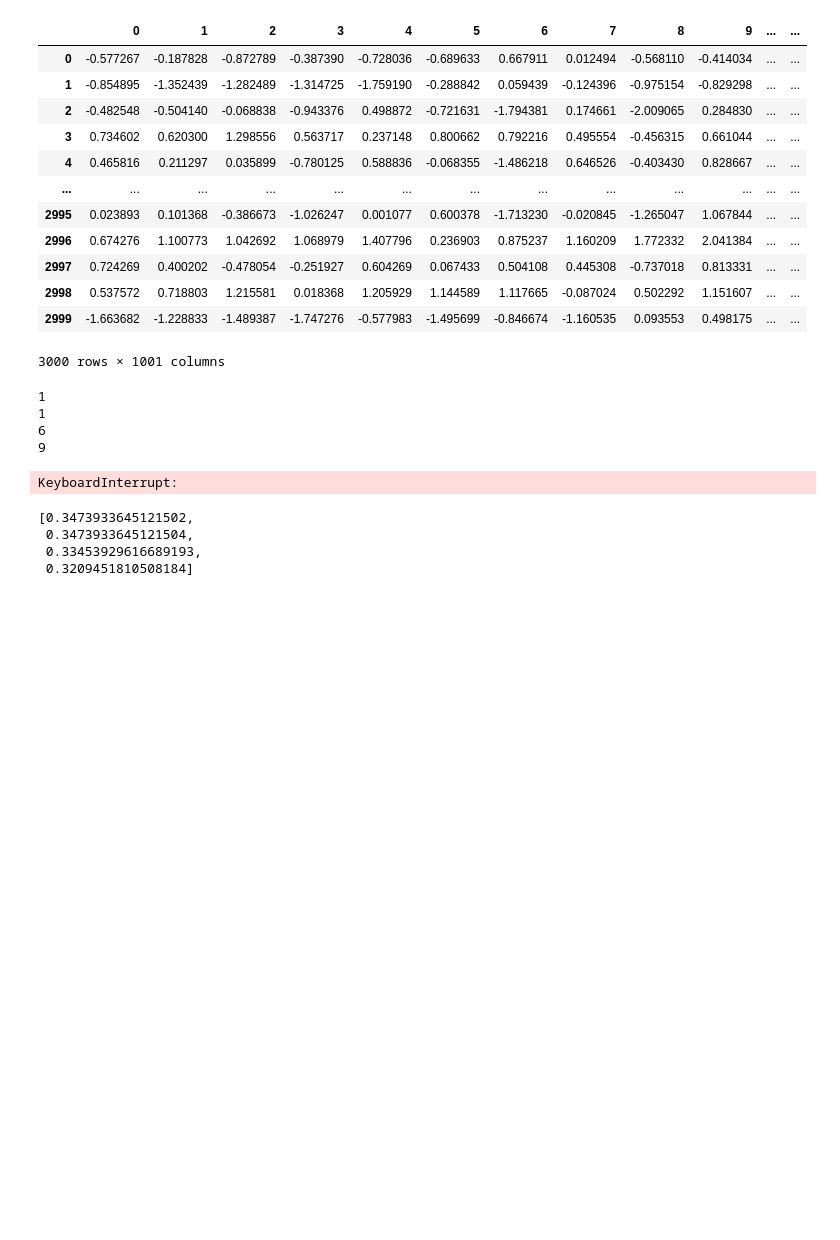
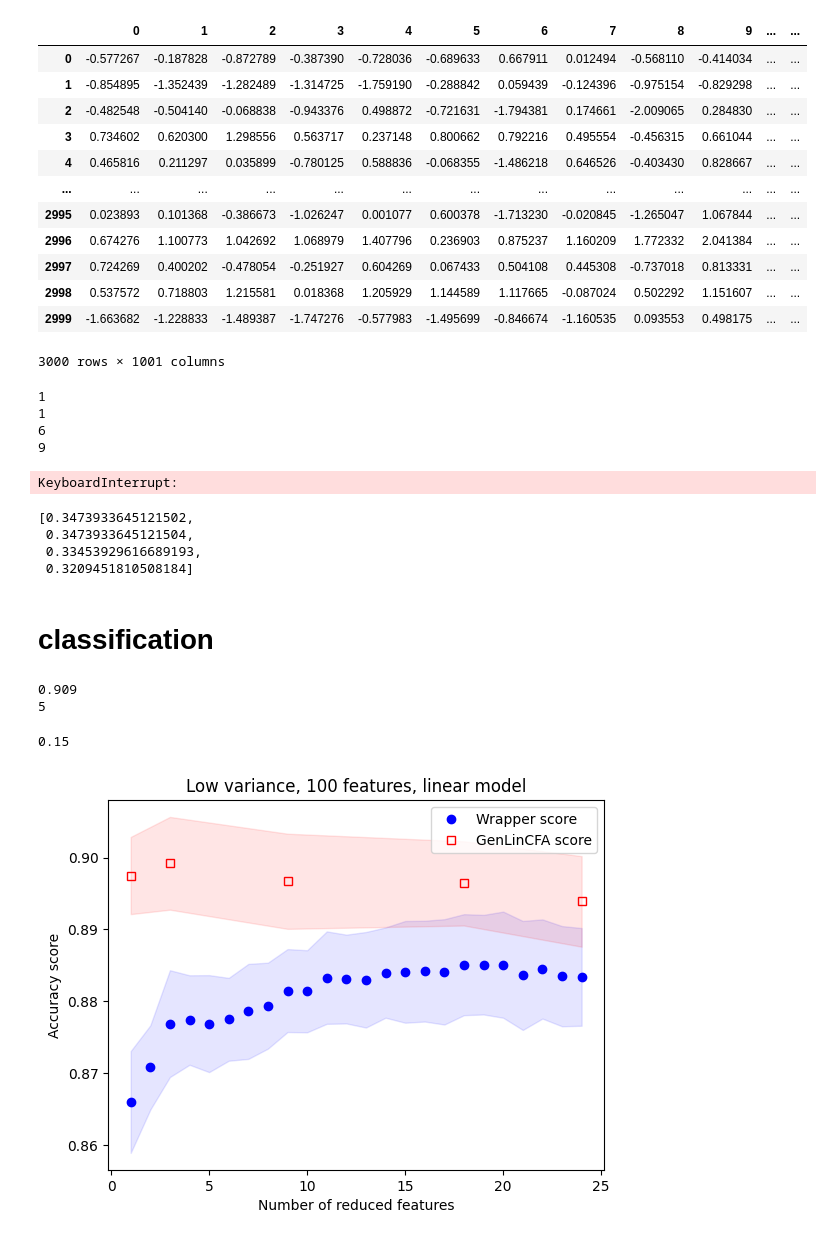
Before and after one commit to PaoloBonettiPolimi/PaperNon_Gen_LinCFA, a Jupyter notebook: Non_Gen_LinCFA_experiments.ipynb, the cells around one changed output. Drawn from its saved outputs; the diff is of its cells as text; code cells hidden in the pictures; blank space fills up the shorter version.

```diff
--- a/Non_Gen_LinCFA_experiments.ipynb
+++ b/Non_Gen_LinCFA_experiments.ipynb
@@ -852,0 +911,71 @@ for i in [1,3,7,10,11]:
+# %% [markdown]
+# classification
+# %%
+x_all,y_all,coeffs = generate_dataset_n(n_data=3000, noise=10, p1=0.3, p2=0.7, n_variables=100, coeffs=[0])
+trials=0
+eps=0.375
+x = pd.DataFrame(x_all[3000*trials:3000*(trials+1)])
+x['target'] = y_all[3000*trials:3000*(trials+1)]
+x['target'] = x.apply(lambda x: 1 if x.target>=0 else 0,axis=1)
+
+
+output = GenLinCFA_anyFunction(x.iloc[:2000,:],'target', eps1=eps, n_val=5 , neigh=0, eps2=1, customFunction=mean_aggregation).compute_clusters()
+aggregate_x = pd.DataFrame()
+for i in range(len(output)):
+    aggregate_x[i] = mean_aggregation(x[output[i]])
+
+print(compute_accuracy(aggregate_x.iloc[:2000,:], x.loc[:,'target'].iloc[:2000], aggregate_x.iloc[2000:,:], x.loc[:,'target'].iloc[2000:]))
+print(len(output))
+# %% [output]
+0.909
+5
+# %%
+eps
+# %% [output]
+0.15
+# %%
+import pickle
+with open('class_lowNoise_100var.pkl', 'rb') as f:
+    results = pickle.load(f)
+# %%
+# in 0 ho wrapper, in 1 GenLinCFA
+
+fig, ax = plt.subplots()
+ax.set_xlabel("Number of reduced features")
+ax.set_ylabel("Accuracy score")
+
+wrapper_means = []
+wrapper_std = []
+
+for i in range(50):
+    wrapper_means.append(np.mean(results[0][i::50]))
+    wrapper_std.append(np.std(results[0][i::50]))
+wrapper_plusminus = [x*1.96/np.sqrt(10) for x in wrapper_std]
+
+ax.plot(range(1,25),wrapper_means[:24],'bo',label='Wrapper score')
+ax.fill_between(range(1,25), ([i-j for i,j in zip(wrapper_means[:24], wrapper_plusminus[:24])]), ([i+j for i,j in zip(wrapper_means[:24], wrapper_plusminus[:24])]), color='b', alpha=.1)
+
+count_means = []
+R2_means = []
+count_std = []
+R2_std = []
+for j in range(5):
+    dummy_list = []
+    for i in range(10):
+        dummy_list.append(results[1][i][j])
+    count_means.append(np.mean([dummy_list[i][1] for i in range(len(dummy_list))]))
+    R2_means.append(np.mean([dummy_list[i][2] for i in range(len(dummy_list))]))
+    count_std.append(np.std([dummy_list[i][1] for i in range(len(dummy_list))]))
+    R2_std.append(np.std([dummy_list[i][2] for i in range(len(dummy_list))]))
+
+R2_means_plusminus = [x*1.96/np.sqrt(10) for x in R2_std]
+ax.plot([round(x) for x in count_means],R2_means,'rs',label='GenLinCFA score',fillstyle='none')
+ax.fill_between([round(x) for x in count_means], ([i-j for i,j in zip(R2_means, R2_means_plusminus)]), ([i+j for i,j in zip(R2_means, R2_means_plusminus)]), color='r', alpha=.1)
+
+
+
+plt.title("Low variance, 100 features, linear model")
+plt.legend()
+plt.show()
+# %% [output]
+[figure, added]
```
Also changed, not shown: parts of 28 cells of this notebook, 6 other files.
